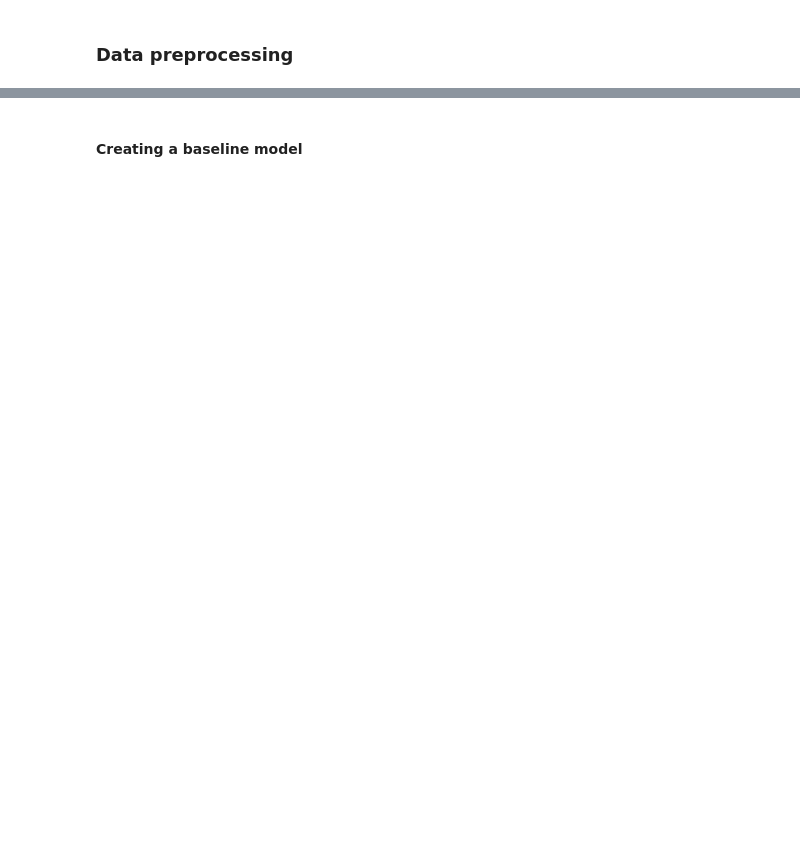
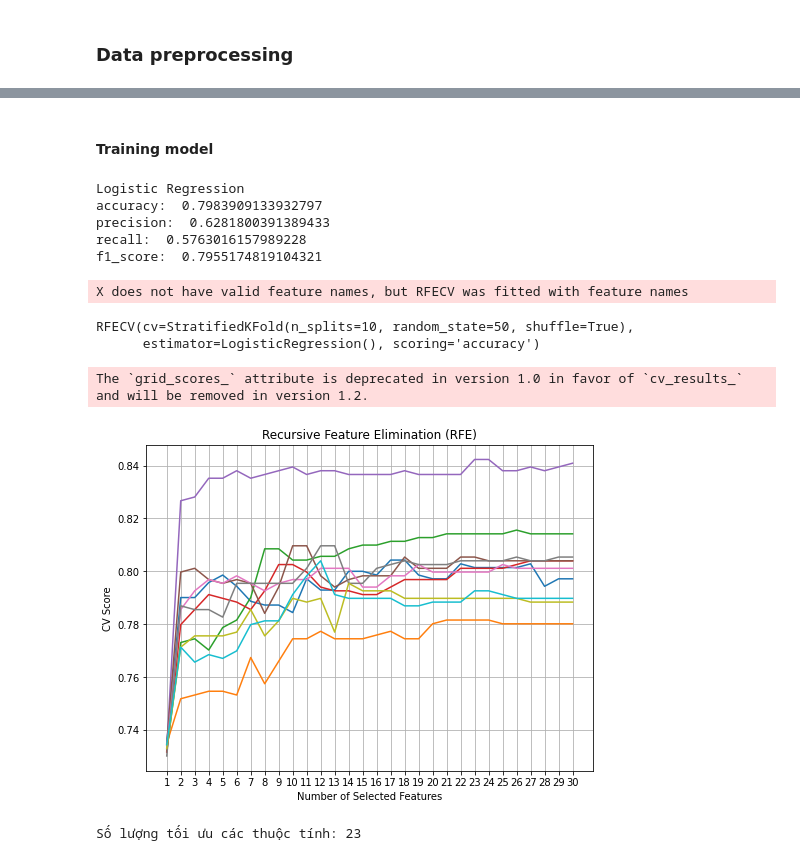
Before and after one commit to ThinhMDITPTIT/predict_churn_rate-ML, a Jupyter notebook: notebook/churn_model.ipynb, the cells around one changed output, grey strips where cells are left out. Cells and saved outputs as stored; diff of their text form; code cells hidden in the pictures; blank space fills up the shorter version.

```diff
--- a/notebook/churn_model.ipynb
+++ b/notebook/churn_model.ipynb
@@ -253,8 +186,8 @@ dtype: object
 # %%
 try:
     dts_dtframe["TotalCharges"] = dts_dtframe["TotalCharges"].astype(float)
-except ValueError as val_err:
-    print(val_err)
+except ValueError as value_err:
+    print(value_err)
 # %% [output]
 could not convert string to float: ''
 # %%
@@ -411,11 +330,11 @@ npy.exp(res.params)
 # %%
-# Feature scaling
+# Sử dụng MixMaxScaler để chuẩn hoá dữ liệu
 from sklearn.preprocessing import MinMaxScaler
 
-sc = MinMaxScaler()
-dts_dtframe["tenure"] = sc.fit_transform(dts_dtframe[["tenure"]])
-dts_dtframe["MonthlyCharges"] = sc.fit_transform(dts_dtframe[["MonthlyCharges"]])
-dts_dtframe["TotalCharges"] = sc.fit_transform(dts_dtframe[["TotalCharges"]])
+scale_dt = MinMaxScaler()
+dts_dtframe["tenure"] = scale_dt.fit_transform(dts_dtframe[["tenure"]])
+dts_dtframe["MonthlyCharges"] = scale_dt.fit_transform(dts_dtframe[["MonthlyCharges"]])
+dts_dtframe["TotalCharges"] = scale_dt.fit_transform(dts_dtframe[["TotalCharges"]])
 # %% [markdown]
-#### Creating a baseline model
+#### Training model
 # %%
@@ -461,28 +378,49 @@ def modeling(alg, alg_name, params={}):
     return model
 # %%
-# Running logistic regression model
-log_model = modeling(LogisticRegression, "Logistic Regression")
+# Logistic regression model
+logistic_reg_model = train_model(
+    LogisticRegression,
+    "Logistic Regression"
+)
+# %% [output]
+Logistic Regression
+accuracy:  0.7983909133932797
+precision:  0.6281800391389433
+recall:  0.5763016157989228
+f1_score:  0.7955174819104321
 # %%
-# Feature selection to improve model building
+# Tối ưu hoá tập thuộc tính sử dụng để build model
 from sklearn.feature_selection import RFECV
 from sklearn.model_selection import StratifiedKFold
 
-log = LogisticRegression()
-rfecv = RFECV(
-    estimator=log,
-    cv=StratifiedKFold(10, random_state=50, shuffle=True),
+logisticReg = LogisticRegression()
+rfecv_temp = RFECV(
+    estimator=logisticReg,
+    cv=StratifiedKFold(
+        10,
+        random_state=50,
+        shuffle=True
+    ),
     scoring="accuracy",
 )
-rfecv.fit(X, y)
+rfecv_temp.fit(X, y)
+# %% [output]
+X does not have valid feature names, but RFECV was fitted with feature names
+RFECV(cv=StratifiedKFold(n_splits=10, random_state=50, shuffle=True),
+      estimator=LogisticRegression(), scoring='accuracy')
 # %%
 matplot_plt.figure(figsize=(8, 6))
-matplot_plt.plot(range(1, len(rfecv.grid_scores_) + 1), rfecv.grid_scores_)
+matplot_plt.plot(range(1, len(rfecv_temp.grid_scores_) + 1), rfecv_temp.grid_scores_)
 matplot_plt.grid()
 matplot_plt.xticks(range(1, X.shape[1] + 1))
 matplot_plt.xlabel("Number of Selected Features")
 matplot_plt.ylabel("CV Score")
 matplot_plt.title("Recursive Feature Elimination (RFE)")
 matplot_plt.show()
 
-print("The optimal number of features: {}".format(rfecv.n_features_))
+print("Số lượng tối ưu các thuộc tính: {}".format(rfecv_temp.n_features_))
+# %% [output]
+The `grid_scores_` attribute is deprecated in version 1.0 in favor of `cv_results_` and will be removed in version 1.2.
+[figure, added]
+Số lượng tối ưu các thuộc tính: 23
 # %%
```
Also changed, not shown: parts of 31 cells of this notebook, 3 other files.
